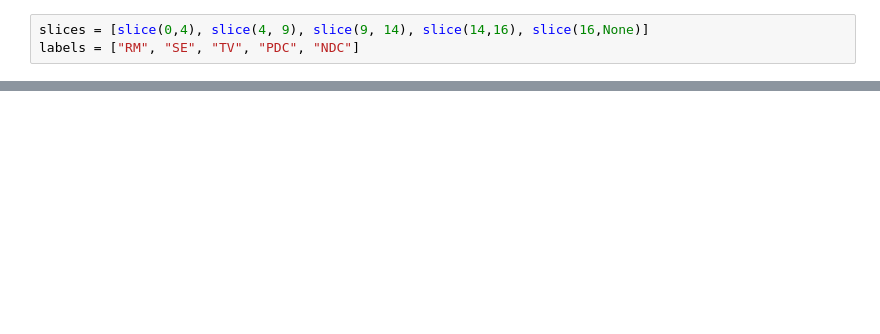
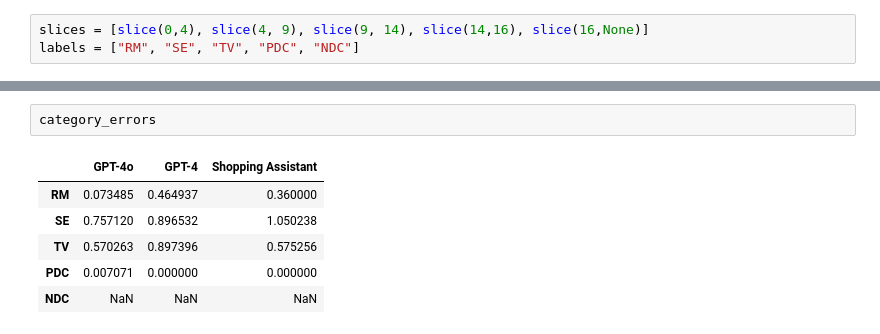
Before and after one commit to N101/Consumer-Ethics-in-AI-Shopping-Assistants, a Jupyter notebook: src/notebooks/SA_graphs.ipynb, the cells around one changed output, grey strips where cells are left out. Saved outputs shown, nothing was run; the diff lists cells and outputs as text; blank space fills up the shorter version.

```diff
--- a/src/notebooks/SA_graphs.ipynb
+++ b/src/notebooks/SA_graphs.ipynb
@@ -66,0 +144,9 @@ labels = ["RM", "SE", "TV", "PDC", "NDC"]
+# %%
+category_errors
+# %% [output]
+|  | GPT-4o | GPT-4 | Shopping Assistant |
+| RM | 0.073485 | 0.464937 | 0.360000 |
+| SE | 0.757120 | 0.896532 | 1.050238 |
+| TV | 0.570263 | 0.897396 | 0.575256 |
+| PDC | 0.007071 | 0.000000 | 0.000000 |
+| NDC | NaN | NaN | NaN |
```
Also changed, not shown: parts of 14 cells of this notebook, 2 other files.
